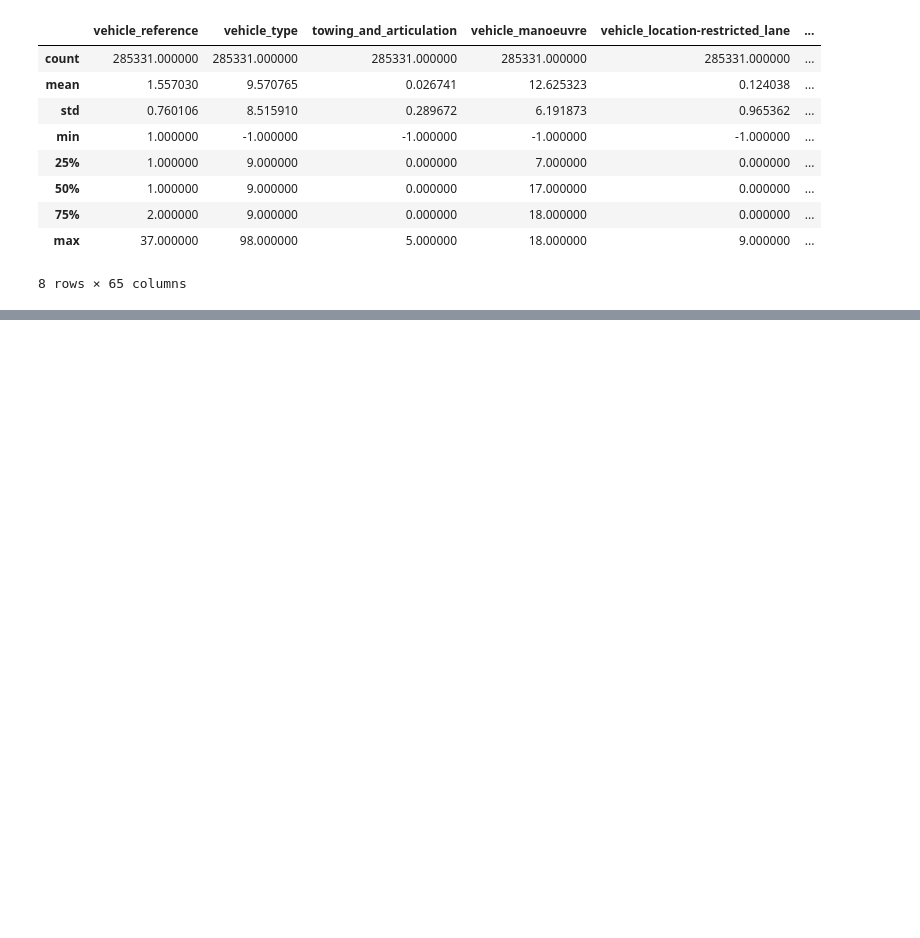
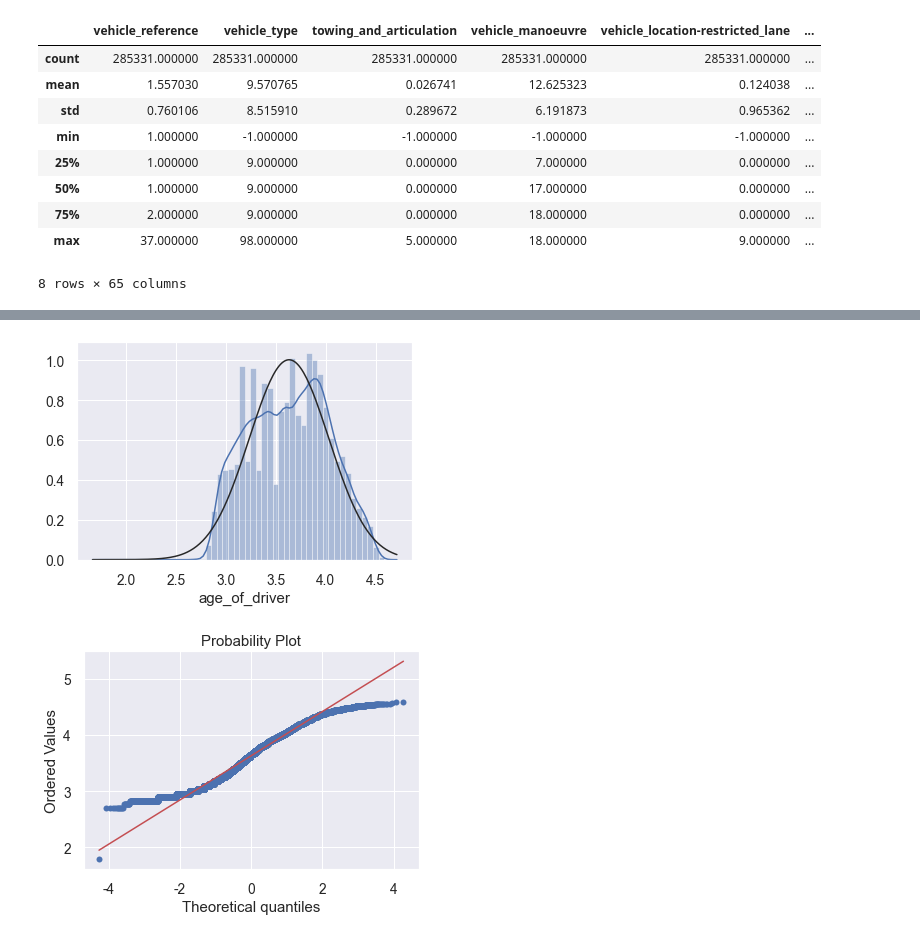
Before and after one commit to oohyun15/Prediction-of-Traffic-Accident-Risk, a Jupyter notebook: src/Preprocessing2.ipynb, the cells around one changed output, grey strips where cells are left out. Saved outputs shown, nothing was run; the diff lists cells and outputs as text; code cells hidden in the pictures; blank space fills up the shorter version.

```diff
--- a/src/Preprocessing2.ipynb
+++ b/src/Preprocessing2.ipynb
@@ -89,0 +310,14 @@ TypeError: unsupported operand type(s) for /: 'method' and 'int'
+# %%
+df2['age_of_driver'] = np.log1p(df2['age_of_driver'])
+df2['age_of_vehicle'] = np.log1p(df2['age_of_vehicle'])# standardise the feature
+
+df1['age_of_driver'] = np.log1p(df1['age_of_driver'])
+df1['age_of_vehicle'] = np.log1p(df1['age_of_vehicle'])#
+# %%
+sns.distplot(df1['age_of_driver'], fit=norm);
+fig = plt.figure()
+res = stats.probplot(df1['age_of_driver'], plot=plt)
+plt.show()
+# %% [output]
+[figure, added]
+[figure, added]
```
Also changed, not shown: parts of 17 cells of this notebook, 2 other files.
